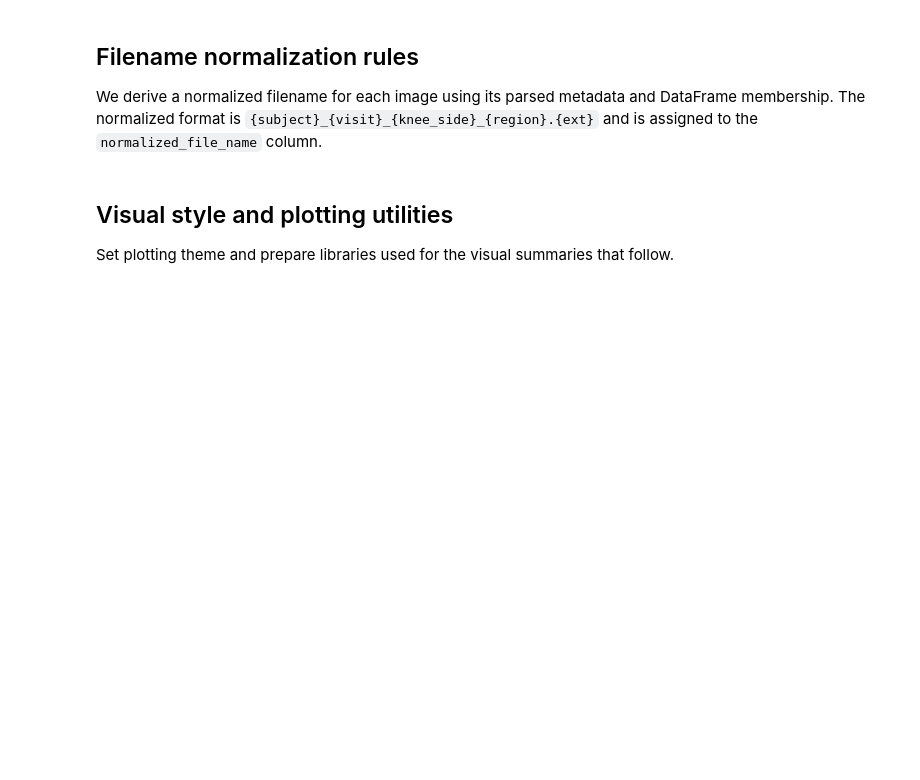
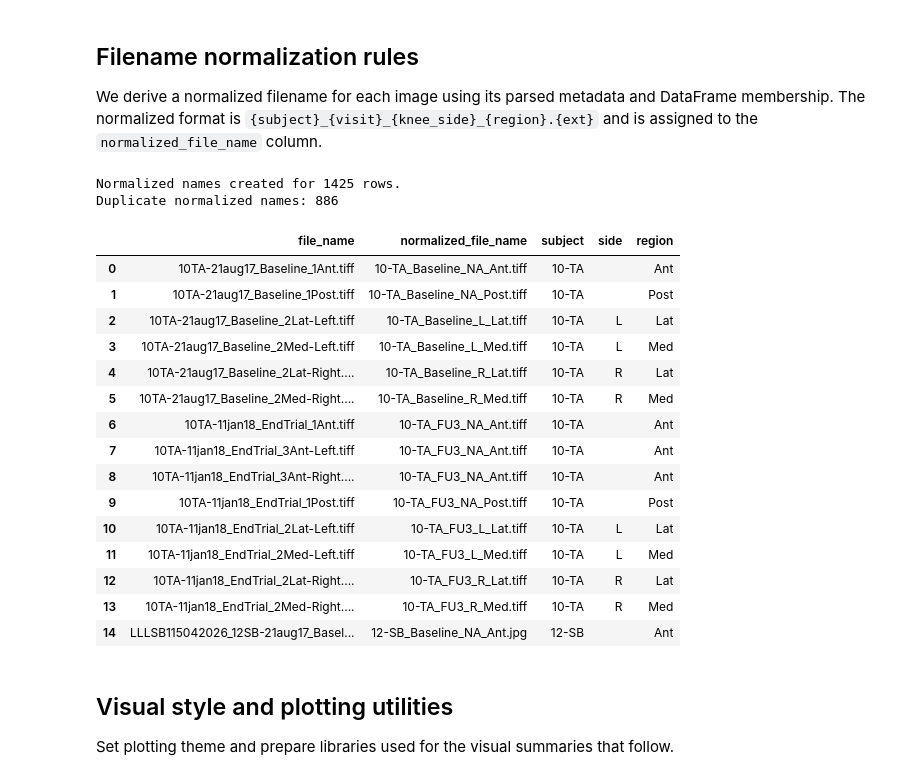
Before and after one commit to nirlapi/Final-Project, a Jupyter notebook: Image_EDA_cleaned.ipynb, the cells around one changed output. Drawn from its saved outputs; the diff is of its cells as text; code cells hidden in the pictures; blank space fills up the shorter version.

```diff
--- a/Image_EDA_cleaned.ipynb
+++ b/Image_EDA_cleaned.ipynb
@@ -178,29 +212,16 @@ def _clean_token(value: Optional[str]) -> str:
     if value is None:
         return 'unknown'
     text = str(value).strip().lower()
-    text = re.sub(r
-,
-, text)
-    text = re.sub(r
-,
-, text)
-    text = re.sub(r
-,
-, text).strip(
-)
+    text = re.sub(r"\(copy\)|\(\d+\)$", "", text)
+    text = re.sub(r"[^a-z0-9]+", "_", text)
+    text = re.sub(r"_+", "_", text).strip("_")
     return text if text else 'unknown'
 
 def _extract_visit(file_path: str, file_name: str) -> str:
     text = f"{file_path} {file_name}".lower()
     if 'baseline' in text:
         return 'Baseline'
-    fu_match = re.search(r
-1
--9
-, text) or re.search(r
-1
--9
-, text)
+    fu_match = re.search(r"\bfu\s*([1-9])\b", text) or re.search(r"\bfu([1-9])\b", text)
     if fu_match:
         return f"FU{fu_match.group(1)}"
     if 'end of treatment' in text:
@@ -211,27 +232,21 @@ def _extract_visit(file_path: str, file_name: str) -> str:
 
 def _extract_side(file_path: str, file_name: str) -> str:
     text = f"{file_path} {file_name}".lower()
-    if re.search(r
-, text):
+    if re.search(r"\bknee[_\-\s]?left\b|\bleft\b|/l/", text):
         return 'L'
-    if re.search(r
-, text):
+    if re.search(r"\bknee[_\-\s]?right\b|\bright\b|/r/", text):
         return 'R'
     return 'unknownside'
 
 def _extract_region(file_path: str, file_name: str) -> str:
     text = f"{file_path} {file_name}".lower()
-    if re.search(r
-, text):
+    if re.search(r"\blet\b|\blat\b|\blateral\b", text):
         return 'Lat'
-    if re.search(r
-, text):
+    if re.search(r"\bmed\b|\bmedial\b", text):
         return 'Med'
-    if re.search(r
-, text):
+    if re.search(r"\bant\b|\banterior\b", text):
         return 'Ant'
-    if re.search(r
-, text):
+    if re.search(r"\bpost\b|\bposterior\b", text):
         return 'Post'
     return 'unknownregion'
 
@@ -257,11 +272,7 @@ def _normalize_filename_row(row: pd.Series, df_name: str) -> str:
     if not ext.startswith('.'):
         ext = f'.{ext}' if ext else '.jpg'
     normalized = f"{subject}_{visit}_{side}_{region}{ext}"
-    normalized = re.sub(r
-,
-, normalized).replace(
-,
-)
+    normalized = re.sub(r"_+", "_", normalized).replace("_.", ".")
     return normalized
 
 normalized_pairs = []
@@ -271,33 +282,52 @@ for df_name, frame in dfs.items():
     frame_local = frame.copy()
     frame_local['normalized_file_name'] = frame_local.apply(lambda row: _normalize_filename_row(row, df_name=df_name), axis=1)
     dfs[df_name] = frame_local
     normalized_pairs.append(frame_local[['file_path', 'normalized_file_name']])
 
 if normalized_pairs:
     mapping_df = pd.concat(normalized_pairs, ignore_index=True).drop_duplicates(subset=['file_path'])
     df_all = df_all.merge(mapping_df, on='file_path', how='left')
 else:
     df_all['normalized_file_name'] = pd.NA
 
 def _fallback_normalized_for_uncategorized(row: pd.Series) -> str:
     subject_raw = str(row.get('subject', 'unknownsubject')).strip()
     subject = subject_raw if subject_raw else 'unknownsubject'
     visit = _extract_visit(str(row.get('file_path', '')), str(row.get('file_name', '')))
     side = _extract_side(str(row.get('file_path', '')), str(row.get('file_name', '')))
     region = _extract_region(str(row.get('file_path', '')), str(row.get('file_name', '')))
     ext = str(row.get('extension', '')).strip().lower()
     if not ext.startswith('.'):
         ext = f'.{ext}' if ext else '.jpg'
     return f"{subject}_{visit}_{side}_{region}{ext}"
 
 missing_mask = df_all['normalized_file_name'].isna()
 if missing_mask.any():
     df_all.loc[missing_mask, 'normalized_file_name'] = df_all.loc[missing_mask].apply(_fallback_normalized_for_uncategorized, axis=1)
 
 dup_count = int(df_all['normalized_file_name'].duplicated().sum())
 print(f"Normalized names created for {len(df_all)} rows.")
 print(f"Duplicate normalized names: {dup_count}")
 display(df_all[['file_name', 'normalized_file_name', 'subject', 'side', 'region']].head(15))
+# %% [output]
+Normalized names created for 1425 rows.
+Duplicate normalized names: 886
+|  | file_name | normalized_file_name | subject | side | region |
+| 0 | 10TA-21aug17_Baseline_1Ant.tiff | 10-TA_Baseline_NA_Ant.tiff | 10-TA |  | Ant |
+| 1 | 10TA-21aug17_Baseline_1Post.tiff | 10-TA_Baseline_NA_Post.tiff | 10-TA |  | Post |
+| 2 | 10TA-21aug17_Baseline_2Lat-Left.tiff | 10-TA_Baseline_L_Lat.tiff | 10-TA | L | Lat |
+| 3 | 10TA-21aug17_Baseline_2Med-Left.tiff | 10-TA_Baseline_L_Med.tiff | 10-TA | L | Med |
+| 4 | 10TA-21aug17_Baseline_2Lat-Right.... | 10-TA_Baseline_R_Lat.tiff | 10-TA | R | Lat |
+| 5 | 10TA-21aug17_Baseline_2Med-Right.... | 10-TA_Baseline_R_Med.tiff | 10-TA | R | Med |
+| 6 | 10TA-11jan18_EndTrial_1Ant.tiff | 10-TA_FU3_NA_Ant.tiff | 10-TA |  | Ant |
+| 7 | 10TA-11jan18_EndTrial_3Ant-Left.tiff | 10-TA_FU3_NA_Ant.tiff | 10-TA |  | Ant |
+| 8 | 10TA-11jan18_EndTrial_3Ant-Right.... | 10-TA_FU3_NA_Ant.tiff | 10-TA |  | Ant |
+| 9 | 10TA-11jan18_EndTrial_1Post.tiff | 10-TA_FU3_NA_Post.tiff | 10-TA |  | Post |
+| 10 | 10TA-11jan18_EndTrial_2Lat-Left.tiff | 10-TA_FU3_L_Lat.tiff | 10-TA | L | Lat |
+| 11 | 10TA-11jan18_EndTrial_2Med-Left.tiff | 10-TA_FU3_L_Med.tiff | 10-TA | L | Med |
+| 12 | 10TA-11jan18_EndTrial_2Lat-Right.... | 10-TA_FU3_R_Lat.tiff | 10-TA | R | Lat |
+| 13 | 10TA-11jan18_EndTrial_2Med-Right.... | 10-TA_FU3_R_Med.tiff | 10-TA | R | Med |
+| 14 | LLLSB115042026_12SB-21aug17_Basel... | 12-SB_Baseline_NA_Ant.jpg | 12-SB |  | Ant |
 # %% [markdown]
 ## Visual style and plotting utilities
 Set plotting theme and prepare libraries used for the visual summaries that follow.
```
Also changed, not shown: parts of 29 cells of this notebook.
